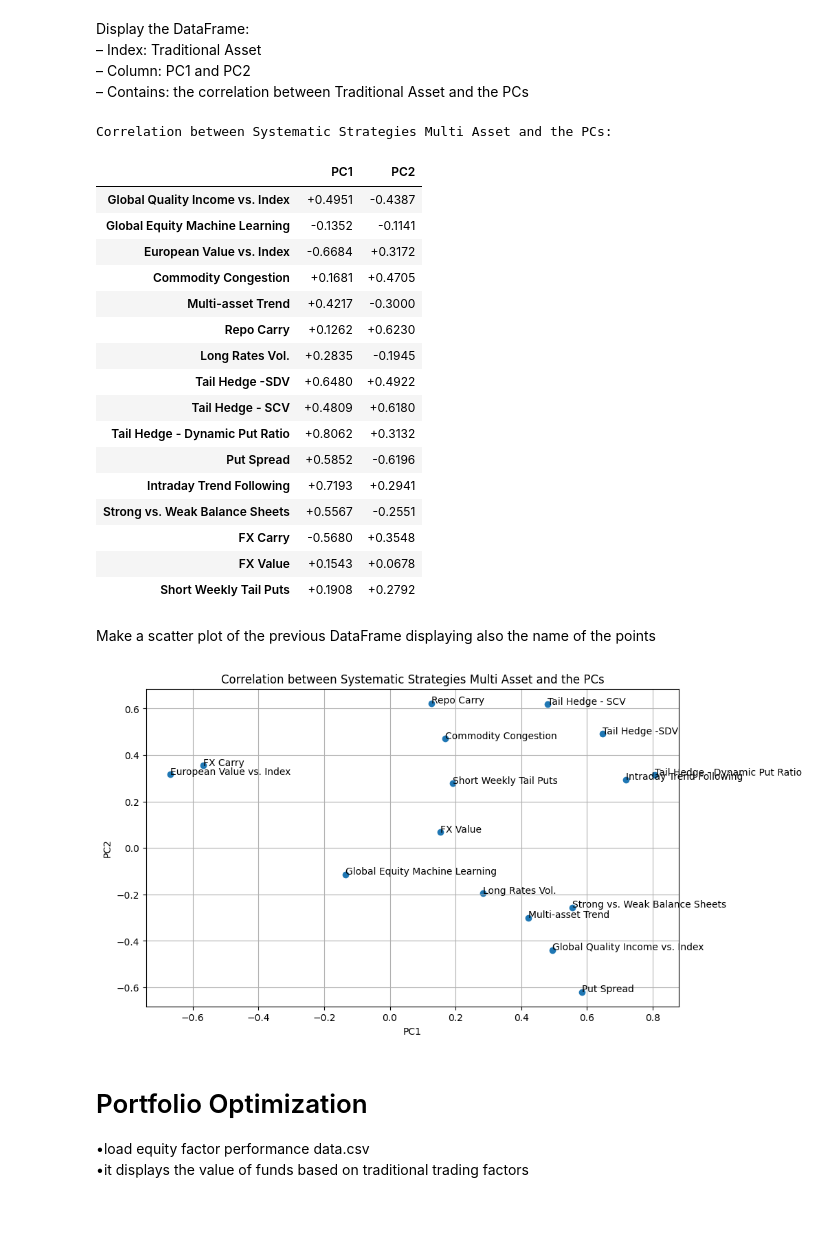
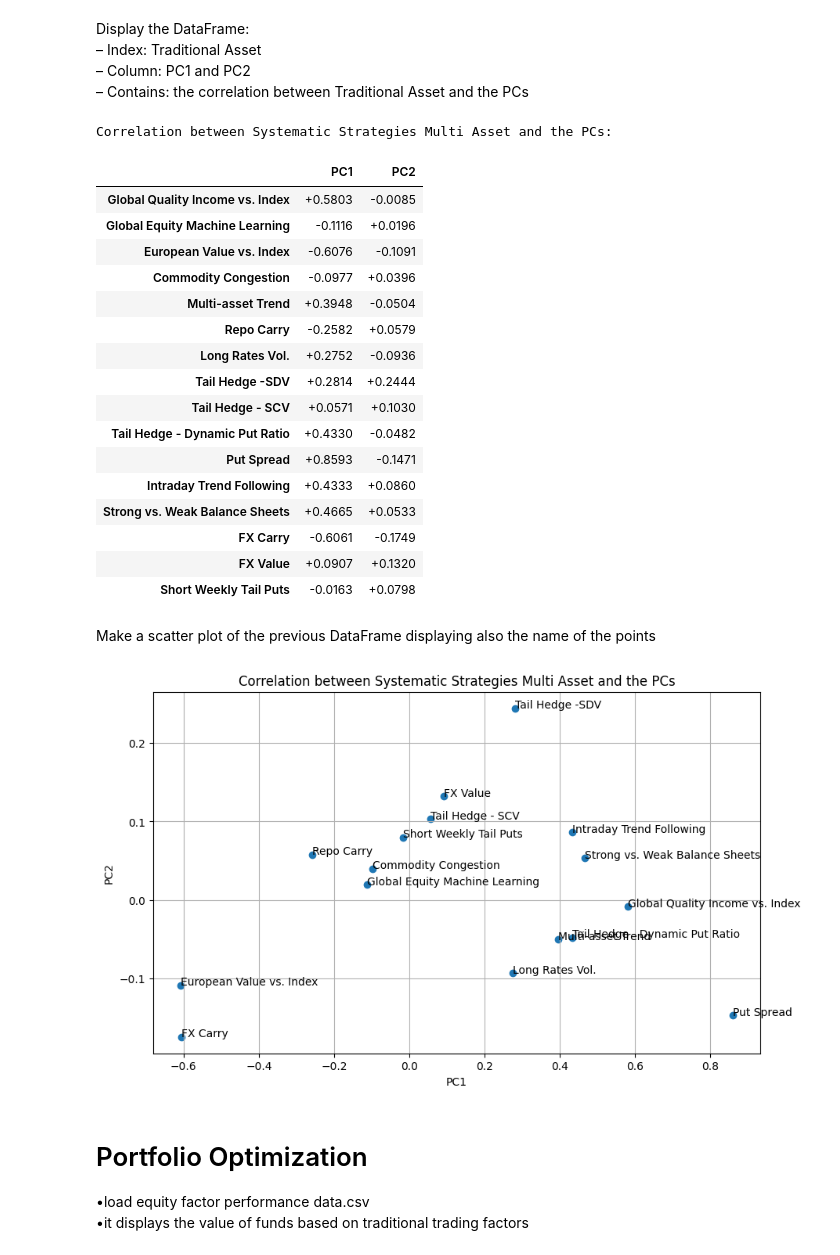
Before and after one commit to theomdvn/AlgoTrading, a Jupyter notebook: PCA.ipynb, the cells around one changed output. Saved outputs shown, nothing was run; the diff lists cells and outputs as text; code cells hidden in the pictures; blank space fills up the shorter version.

```diff
--- a/PCA.ipynb
+++ b/PCA.ipynb
@@ -124,8 +124,8 @@ Regress each factors to each of the first 6 components and display the DataFrame
 r2_df = pd.DataFrame(index=MA_pca_changes_normalised.columns, columns=[f'PC{i+1}' for i in range(pca_model.n_components_)])
 for factor in MA_pca_changes_normalised.columns:
     for pc in r2_df.columns:
-        model = LinearRegression().fit(returns[[pc]], MA_pca_changes_normalised[factor])
-        predictions = model.predict(returns[[pc]])
+        model = LinearRegression().fit(returns_PCA[[pc]], MA_pca_changes_normalised[factor])
+        predictions = model.predict(returns_PCA[[pc]])
         r2_df.loc[factor, pc] = r2_score(MA_pca_changes_normalised[factor], predictions)
 
 r2_df = r2_df.apply(pd.to_numeric, errors='coerce')
@@ -217,5 +217,13 @@ Display the DataFrame:<br>
 – Index: Traditional Asset <br>
 – Column: PC1 and PC2<br>
 – Contains: the correlation between Traditional Asset and the PCs<br>
+# %%
+TAM_4w = pd.read_csv('Copie de Traditional Assets_Multi-asset PCA_CHANGES=4w.csv',index_col=0)
+TAM_4w.fillna(0, inplace=True)
+TAM_4w_normalized = (TAM_4w - TAM_4w.mean()) / TAM_4w.std()
+TAM_4w_normalized = TAM_4w_normalized.reset_index(drop=True)
+concat = pd.concat([TAM_4w_normalized,returns_PCA],axis=1)
+focus_cols = ['PC1', 'PC2']
+correlation_TAM_4w = concat.corr().filter(focus_cols).drop(focus_cols)
 # %%
 print("Correlation between Traditional Asset and the PCs:\n")
@@ -238,10 +246,10 @@ Correlation between Traditional Asset and the PCs:
 Make a scatter plot of the previous DataFrame displaying also the name of the points
 # %%
 plt.figure(figsize=(10, 6))
-plt.scatter(correlation_TAM_4w['PC1'], correlation_TAM_4w['PC2'])
+plt.scatter(correlation_TAM_4w.iloc[0:11]['PC1'], correlation_TAM_4w.iloc[0:11]['PC2'])
 
-for i, txt in enumerate(correlation_TAM_4w.index):
-    plt.annotate(txt, (correlation_TAM_4w['PC1'].iloc[i], correlation_TAM_4w['PC2'].iloc[i]))
+for i, txt in enumerate(correlation_TAM_4w.iloc[0:11].index):
+    plt.annotate(txt, (correlation_TAM_4w.iloc[0:11]['PC1'].iloc[i], correlation_TAM_4w.iloc[0:11]['PC2'].iloc[i]))
 
 plt.xlabel('PC1')
 plt.ylabel('PC2')
@@ -269,9 +276,10 @@ returns = pd.DataFrame(pca_model.transform(MA_pca_changes_normalised), columns=[
 # %%
 # Compute the correlation of each asset with PC1 and PC2
-returns = pd.DataFrame(pca_SSAM_model.transform(SSAM_4w_normalized), columns=[f'PC{i+1}' for i in range(pca_SSAM_model.n_components_)])
+SSAM_4w = pd.read_csv('Copie de Systematic Strategies_Multi-asset PCA_CHANGES=4w.csv',index_col=0)
+SSAM_4w.fillna(0, inplace=True)
+SSAM_4w_normalized = (SSAM_4w - SSAM_4w.mean()) / SSAM_4w.std()
 SSAM_4w_normalized = SSAM_4w_normalized.reset_index(drop=True)
-returns = returns.reset_index(drop=True)
-concat = pd.concat([SSAM_4w_normalized,returns],axis=1)
+concat = pd.concat([SSAM_4w_normalized,returns_PCA],axis=1)
 focus_cols = ['PC1', 'PC2']
 
 correlation_SSAM_4w= concat.corr().filter(focus_cols).drop(focus_cols)
@@ -282,42 +290,42 @@ Display the DataFrame:<br>
 – Contains: the correlation between Traditional Asset and the PCs<br>
 # %%
 print("Correlation between Systematic Strategies Multi Asset and the PCs:\n")
-correlation_SSAM_4w.style.format(formatter='{:+.4f}').applymap(func=format_colour)
+correlation_SSAM_4w[0:16].style.format(formatter='{:+.4f}').applymap(func=format_colour)
 # %% [output]
 Correlation between Systematic Strategies Multi Asset and the PCs:
 |  | PC1 | PC2 |
-| Global Quality Income vs. Index | +0.4951 | -0.4387 |
-| Global Equity Machine Learning | -0.1352 | -0.1141 |
-| European Value vs. Index | -0.6684 | +0.3172 |
-| Commodity Congestion | +0.1681 | +0.4705 |
-| Multi-asset Trend | +0.4217 | -0.3000 |
-| Repo Carry | +0.1262 | +0.6230 |
-| Long Rates Vol. | +0.2835 | -0.1945 |
-| Tail Hedge -SDV | +0.6480 | +0.4922 |
-| Tail Hedge - SCV | +0.4809 | +0.6180 |
-| Tail Hedge - Dynamic Put Ratio | +0.8062 | +0.3132 |
-| Put Spread | +0.5852 | -0.6196 |
-| Intraday Trend Following | +0.7193 | +0.2941 |
-| Strong vs. Weak Balance Sheets | +0.5567 | -0.2551 |
-| FX Carry | -0.5680 | +0.3548 |
-| FX Value | +0.1543 | +0.0678 |
-| Short Weekly Tail Puts | +0.1908 | +0.2792 |
+| Global Quality Income vs. Index | +0.5803 | -0.0085 |
+| Global Equity Machine Learning | -0.1116 | +0.0196 |
+| European Value vs. Index | -0.6076 | -0.1091 |
+| Commodity Congestion | -0.0977 | +0.0396 |
+| Multi-asset Trend | +0.3948 | -0.0504 |
+| Repo Carry | -0.2582 | +0.0579 |
+| Long Rates Vol. | +0.2752 | -0.0936 |
+| Tail Hedge -SDV | +0.2814 | +0.2444 |
+| Tail Hedge - SCV | +0.0571 | +0.1030 |
+| Tail Hedge - Dynamic Put Ratio | +0.4330 | -0.0482 |
+| Put Spread | +0.8593 | -0.1471 |
+| Intraday Trend Following | +0.4333 | +0.0860 |
+| Strong vs. Weak Balance Sheets | +0.4665 | +0.0533 |
+| FX Carry | -0.6061 | -0.1749 |
+| FX Value | +0.0907 | +0.1320 |
+| Short Weekly Tail Puts | -0.0163 | +0.0798 |
 # %% [markdown]
 Make a scatter plot of the previous DataFrame displaying also the name of the points
 # %%
 plt.figure(figsize=(10, 6))
-plt.scatter(correlation_SSAM_4w['PC1'], correlation_SSAM_4w['PC2'])
+plt.scatter(correlation_SSAM_4w[0:16]['PC1'], correlation_SSAM_4w[0:16]['PC2'])
 
-for i, txt in enumerate(correlation_SSAM_4w.index):
-    plt.annotate(txt, (correlation_SSAM_4w['PC1'].iloc[i], correlation_SSAM_4w['PC2'].iloc[i]))
+for i, txt in enumerate(correlation_SSAM_4w[0:16].index):
+    plt.annotate(txt, (correlation_SSAM_4w[0:16]['PC1'].iloc[i], correlation_SSAM_4w[0:16]['PC2'].iloc[i]))
 
 plt.xlabel('PC1')
 plt.ylabel('PC2')
 plt.title('Correlation between Systematic Strategies Multi Asset and the PCs')
 plt.grid(True)
 plt.show()
 # %% [output]
-[figure, old version]
+[figure, new version]
 # %% [markdown]
 # Portfolio Optimization<br>
 •load equity factor performance data.csv<br>
```
Also changed, not shown: parts of 21 cells of this notebook.
